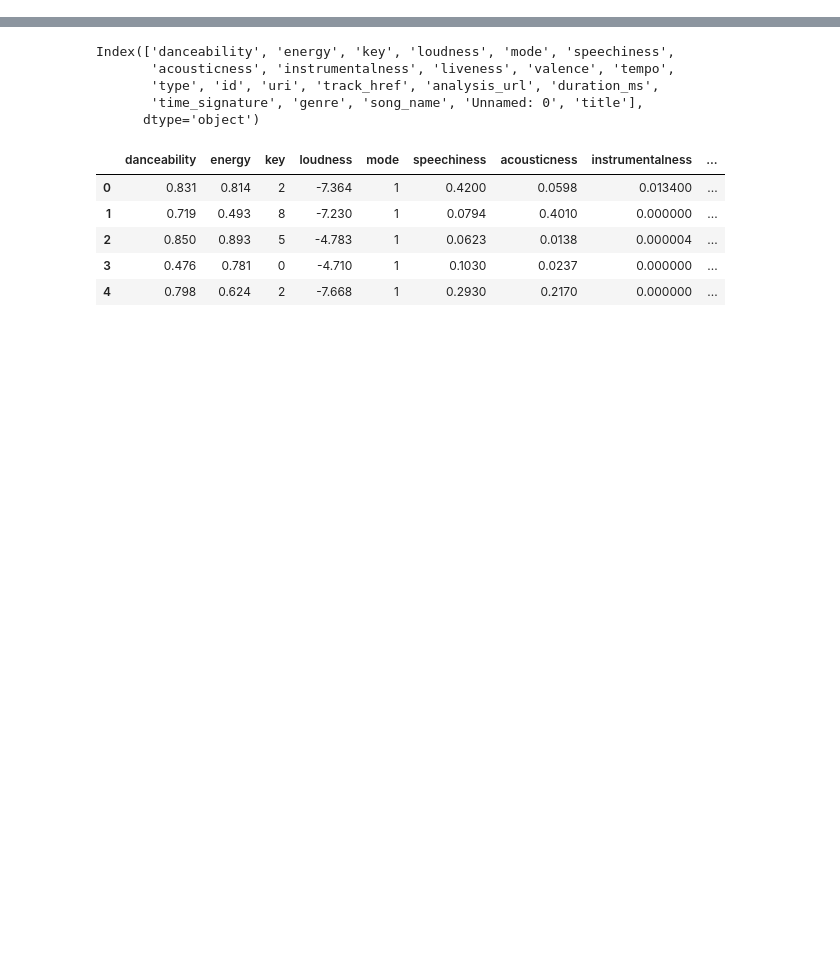
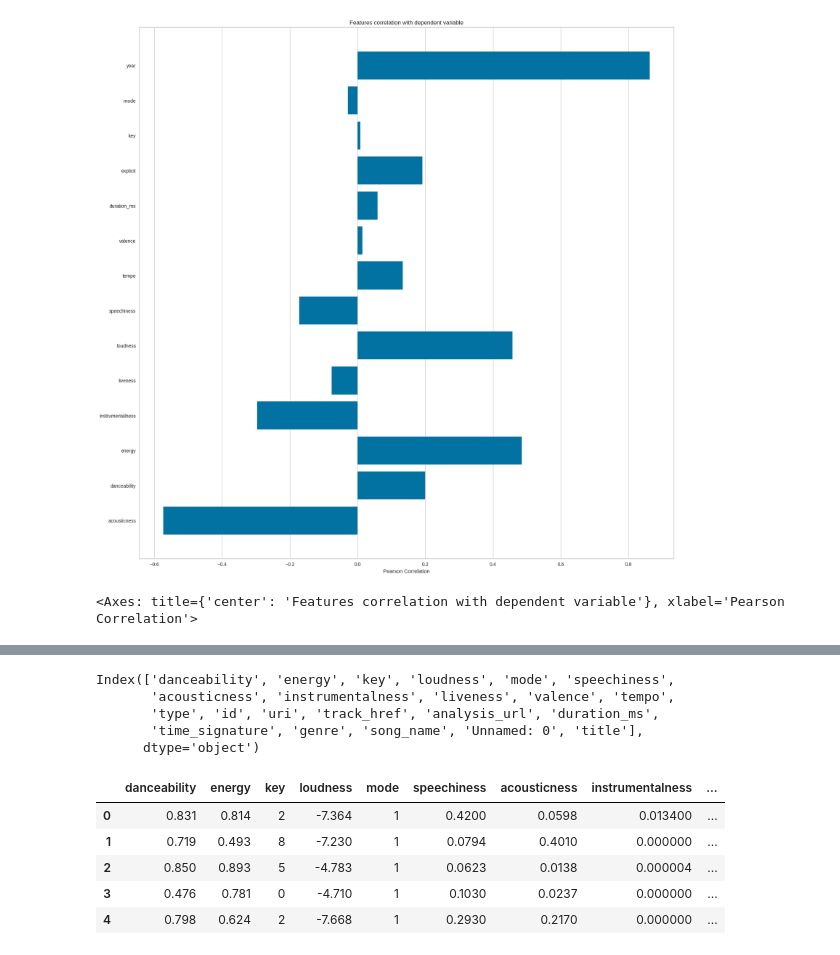
Before and after one commit to aakarshan-coding/Music-Recommendation-System, a Jupyter notebook: Spotify_Music_Recommendation_System.ipynb, the cells around one changed output, grey strips where cells are left out. Drawn from its saved outputs; the diff is of its cells as text; code cells hidden in the pictures; blank space fills up the shorter version.

```diff
--- a/Spotify_Music_Recommendation_System.ipynb
+++ b/Spotify_Music_Recommendation_System.ipynb
@@ -29,0 +21,4 @@ dtype: int64
+# %%
+data = pd.read_csv("data.csv")
+genre_data = pd.read_csv('data_by_genres.csv')
+year_data = pd.read_csv('data_by_year.csv')
@@ -29,0 +103,20 @@ dtype: int64
+# %%
+from yellowbrick.target import FeatureCorrelation
+
+feature_names = ['acousticness', 'danceability', 'energy', 'instrumentalness',
+       'liveness', 'loudness', 'speechiness', 'tempo', 'valence','duration_ms','explicit','key','mode','year']
+
+X, y = data[feature_names], data['popularity']
+
+# Create a list of the feature names
+features = np.array(feature_names)
+
+# Instantiate the visualizer
+visualizer = FeatureCorrelation(labels=features)
+
+plt.rcParams['figure.figsize']=(20,20)
+visualizer.fit(X, y)     # Fit the data to the visualizer
+visualizer.show()
+# %% [output]
+[figure, added]
+<Axes: title={'center': 'Features correlation with dependent variable'}, xlabel='Pearson Correlation'>
```
Also changed, not shown: parts of 27 cells of this notebook.
